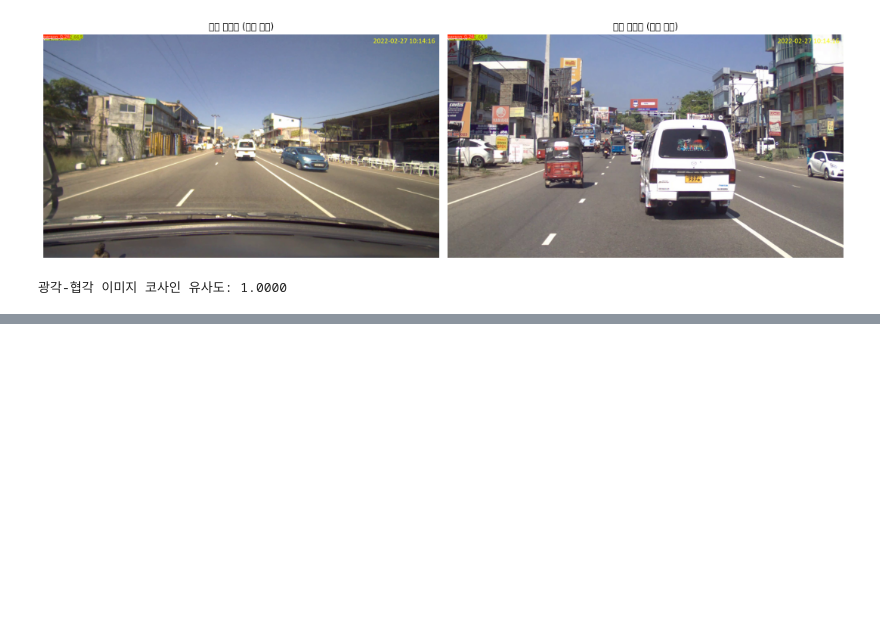
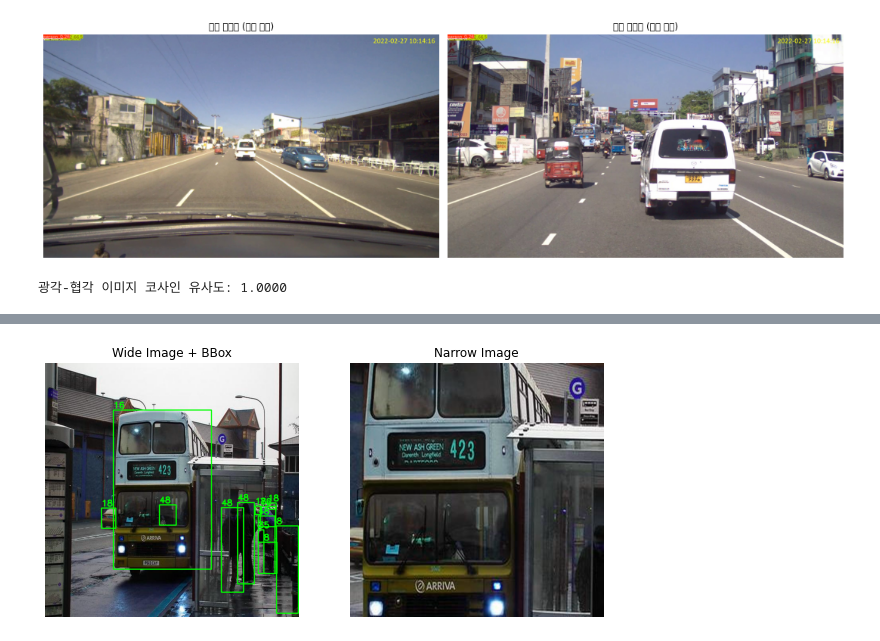
Before and after one commit to comflife/ultralytics, a Jupyter notebook: siamese_inference.ipynb, the cells around one changed output, grey strips where cells are left out. Cells and saved outputs as stored; diff of their text form; code cells hidden in the pictures; blank space fills up the shorter version.

```diff
--- a/siamese_inference.ipynb
+++ b/siamese_inference.ipynb
@@ -291,0 +372,97 @@ Output is a tensor with shape torch.Size([1, 64, 160, 160]) and dtype torch.floa
+# %%
+import os
+import cv2
+import numpy as np
+import torch
+import matplotlib.pyplot as plt
+from dataload_siamese import SiameseDataset
+
+# 데이터 경로 지정
+WIDE_IMG_DIR = "/home/byounggun/cococo/train_resized/images"
+NARROW_IMG_DIR = "/home/byounggun/cococo/train_short/images"
+LABEL_DIR = "/home/byounggun/cococo/train_resized/labels"
+
+# transform 없이 원본만 불러오기
+dataset = SiameseDataset(
+    wide_img_dir=WIDE_IMG_DIR,
+    narrow_img_dir=NARROW_IMG_DIR,
+    label_dir=LABEL_DIR,
+    img_size=640,
+    transform=None
+)
+
+print(f"총 페어 개수: {len(dataset)}")
+
+# 랜덤 샘플 하나 선택
+import random
+idx = random.randint(0, len(dataset)-1)
+
+sample = dataset[idx]
+
+# Tensor 또는 numpy 모두 지원하는 변환 함수
+def tensor_to_numpy(img):
+    if isinstance(img, torch.Tensor):
+        img = img.detach().cpu().numpy()
+        if img.ndim == 3 and img.shape[0] in [1, 3]:  # (C, H, W) -> (H, W, C)
+            img = np.transpose(img, (1, 2, 0))
+        img = np.ascontiguousarray(img)
+        # 값이 [0,1] 범위면 [0,255]로 변환
+        if img.max() <= 1.0:
+            img = (img * 255).astype(np.uint8)
+        else:
+            img = img.astype(np.uint8)
+    return img
+
+# 반환 타입에 따라 분기
+if isinstance(sample, dict):
+    wide_img = sample['wide_img'] if 'wide_img' in sample else sample.get('image', None)
+    narrow_img = sample['narrow_img'] if 'narrow_img' in sample else None
+    labels_np = sample['labels'] if 'labels' in sample else None
+else:
+    # (wide_img, narrow_img, labels_np) 튜플로 반환하는 경우 (transform 없을 때)
+    wide_img, narrow_img, labels_np = sample
+
+wide_img_np = tensor_to_numpy(wide_img)
+narrow_img_np = tensor_to_numpy(narrow_img)
+
+print("샘플 idx:", idx)
+print("wide_img shape:", wide_img_np.shape)
+print("narrow_img shape:", narrow_img_np.shape)
+print("labels_np:", labels_np)
+
+# bbox를 wide 이미지에 그리기 (YOLO 포맷 → 픽셀 좌표 변환)
+def draw_yolo_boxes(img, labels, color=(0,255,0)):
+    img_h, img_w = img.shape[:2]
+    for label in labels:
+        if len(label) == 5:
+            cls, xc, yc, w, h = label  # 순서 바꿈!
+        elif len(label) == 4:
+            xc, yc, w, h = label
+            cls = -1
+        else:
+            continue
+        x1 = int((xc - w/2) * img_w)
+        y1 = int((yc - h/2) * img_h)
+        x2 = int((xc + w/2) * img_w)
+        y2 = int((yc + h/2) * img_h)
+        print(f"BBox: ({x1}, {y1}), ({x2}, {y2}), class={cls}")
+        cv2.rectangle(img, (x1, y1), (x2, y2), color, 2)
+        cv2.putText(img, str(int(cls)), (x1, y1-5), cv2.FONT_HERSHEY_SIMPLEX, 0.7, color, 2)
+    return img
+
+if labels_np is not None and len(labels_np) > 0:
+    wide_img_drawn = draw_yolo_boxes(wide_img_np.copy(), labels_np)
+else:
+    wide_img_drawn = wide_img_np
+
+plt.figure(figsize=(10,5))
+plt.subplot(1,2,1)
+plt.imshow(cv2.cvtColor(wide_img_drawn, cv2.COLOR_BGR2RGB))
+plt.title("Wide Image + BBox")
+plt.axis('off')
+plt.subplot(1,2,2)
+plt.imshow(cv2.cvtColor(narrow_img_np, cv2.COLOR_BGR2RGB))
+plt.title("Narrow Image")
+plt.axis('off')
+plt.show()
+# %% [output]
@@ -291,0 +486 @@ Output is a tensor with shape torch.Size([1, 64, 160, 160]) and dtype torch.floa
+[figure, added]
```
Also changed, not shown: parts of 6 cells of this notebook, 5 other files.
